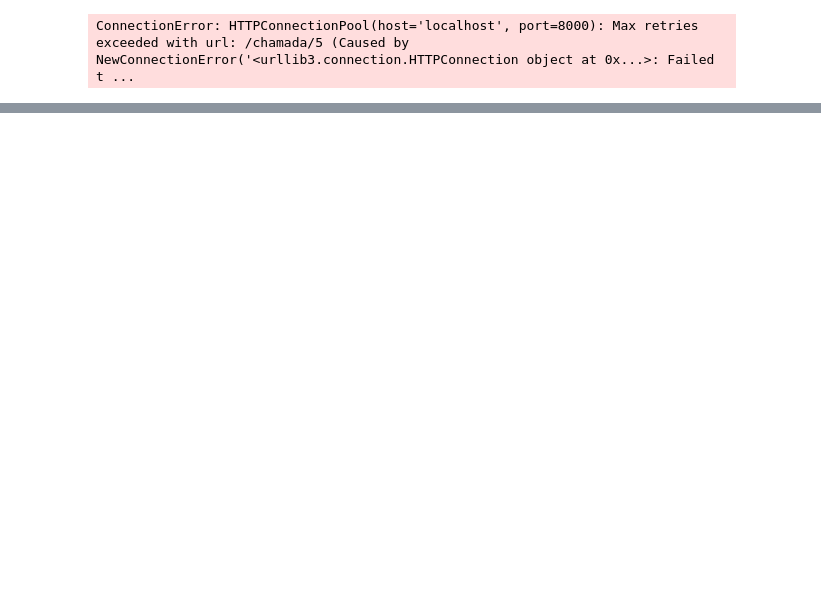
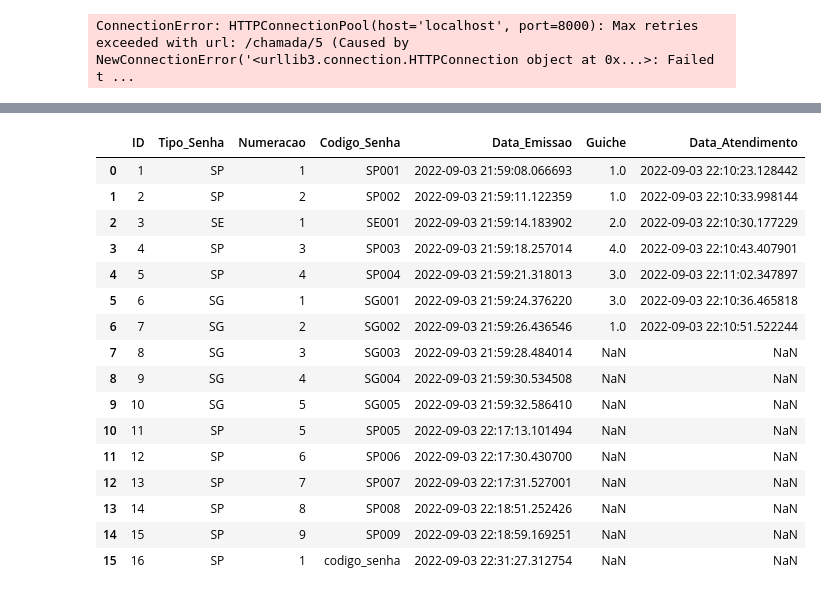
Before and after one commit to fabiobritoo/api_ticket, a Jupyter notebook: testes_api.ipynb, the cells around one changed output, grey strips where cells are left out. Saved outputs shown, nothing was run; the diff lists cells and outputs as text; code cells hidden in the pictures; blank space fills up the shorter version.

Commit message:
Trocando append por concat

```diff
--- a/testes_api.ipynb
+++ b/testes_api.ipynb
@@ -57,3 +61,38 @@ df
+# %%
+df = pd.read_csv("atendimentos.csv")
+max_id = df.ID.max()
+if np.isnan(df.ID.max()):
+    max_id = 0
+
+df2 = pd.DataFrame(
+    [[
+        max_id + 1
+        ,'SP'
+        ,1
+        ,'codigo_senha'
+        , datetime.datetime.now()
+        ]]
+    , columns=['ID','Tipo_Senha','Numeracao','Codigo_Senha','Data_Emissao'])
+
+df = pd.concat([df,df2]).reset_index(drop=True)
+# %% [output]
+|  | ID | Tipo_Senha | Numeracao | Codigo_Senha | Data_Emissao | Guiche | Data_Atendimento |
+| 0 | 1 | SP | 1 | SP001 | 2022-09-03 21:59:08.066693 | 1.0 | 2022-09-03 22:10:23.128442 |
+| 1 | 2 | SP | 2 | SP002 | 2022-09-03 21:59:11.122359 | 1.0 | 2022-09-03 22:10:33.998144 |
+| 2 | 3 | SE | 1 | SE001 | 2022-09-03 21:59:14.183902 | 2.0 | 2022-09-03 22:10:30.177229 |
+| 3 | 4 | SP | 3 | SP003 | 2022-09-03 21:59:18.257014 | 4.0 | 2022-09-03 22:10:43.407901 |
+| 4 | 5 | SP | 4 | SP004 | 2022-09-03 21:59:21.318013 | 3.0 | 2022-09-03 22:11:02.347897 |
+| 5 | 6 | SG | 1 | SG001 | 2022-09-03 21:59:24.376220 | 3.0 | 2022-09-03 22:10:36.465818 |
+| 6 | 7 | SG | 2 | SG002 | 2022-09-03 21:59:26.436546 | 1.0 | 2022-09-03 22:10:51.522244 |
+| 7 | 8 | SG | 3 | SG003 | 2022-09-03 21:59:28.484014 | NaN | NaN |
+| 8 | 9 | SG | 4 | SG004 | 2022-09-03 21:59:30.534508 | NaN | NaN |
+| 9 | 10 | SG | 5 | SG005 | 2022-09-03 21:59:32.586410 | NaN | NaN |
+| 10 | 11 | SP | 5 | SP005 | 2022-09-03 22:17:13.101494 | NaN | NaN |
+| 11 | 12 | SP | 6 | SP006 | 2022-09-03 22:17:30.430700 | NaN | NaN |
+| 12 | 13 | SP | 7 | SP007 | 2022-09-03 22:17:31.527001 | NaN | NaN |
+| 13 | 14 | SP | 8 | SP008 | 2022-09-03 22:18:51.252426 | NaN | NaN |
+| 14 | 15 | SP | 9 | SP009 | 2022-09-03 22:18:59.169251 | NaN | NaN |
+| 15 | 16 | SP | 1 | codigo_senha | 2022-09-03 22:31:27.312754 | NaN | NaN |
 # %%
 df[~df["Data_Atendimento"].isna()].sort_values(by = "Data_Atendimento").tail(1)
 # %%
```
Also changed, not shown: parts of 3 cells of this notebook, 1 other file.
